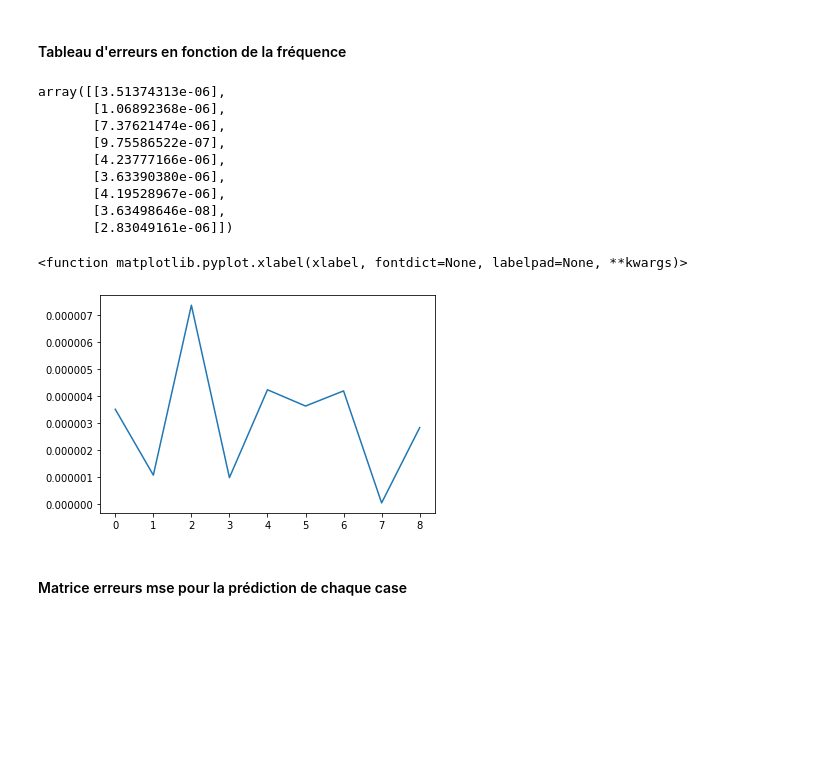
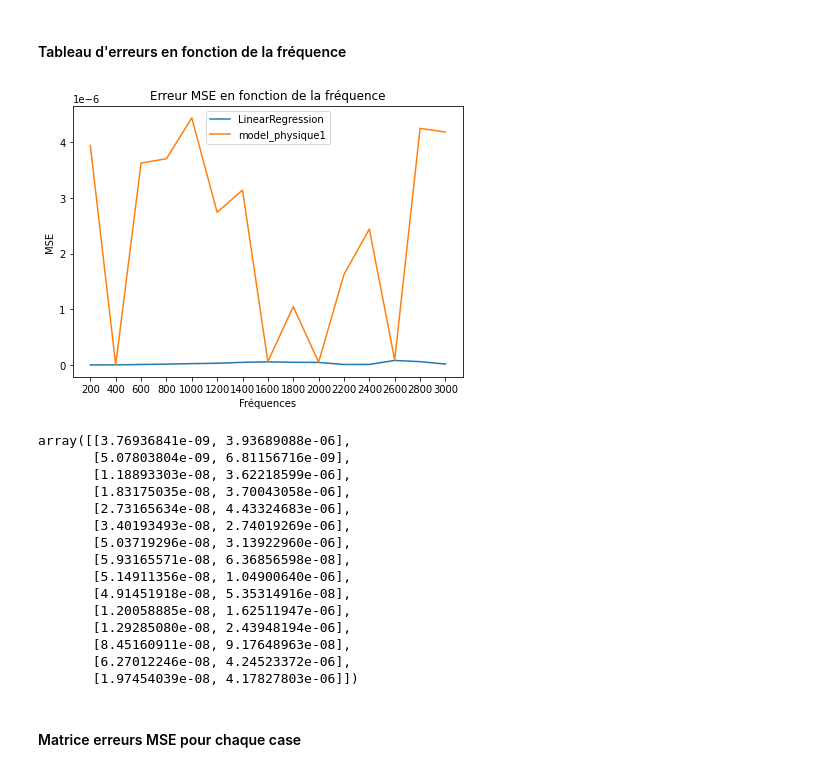
Before and after one commit to FZYUAN-1/pldac_interpolation, a Jupyter notebook: PROJET GPS 2.ipynb, the cells around one changed output. Cells and saved outputs as stored; diff of their text form; code cells hidden in the pictures; blank space fills up the shorter version.

```diff
--- a/PROJET GPS 2.ipynb
+++ b/PROJET GPS 2.ipynb
@@ -15,7 +15,7 @@ import dataVisualization as dv
 ### Lecture du fichier
 # %%
 # Lecture du fichier csv : 1,000,000 premières lignes
-df = pd.read_csv("DataGpsDas.csv", nrows=1000000)
+df = pd.read_csv("../DataGpsDas.csv", nrows=1000000)
 # %% [markdown]
 ### Trie des données
 # %%
@@ -74,14 +64,14 @@ freq_test = freq_train
 train_size = 0.8
 
 #features
-attrs_x = [['Trip','Latitude','Longitude','GpsTime']]
+attrs_x = [['Latitude','Longitude','GpsHeading', 'GpsSpeed'], ['Trip','Latitude','Longitude','GpsTime']]
 
 #targets
 labels = ['Latitude','Longitude']
 
-#models
+#modèles
 #models = [LinearRegression(), physic_model(freq)]
-models = [model_physique1(freq_test)]
+models = [LinearRegression(), model_physique1(freq_test)]
 
 #preprocessing
 #preprocessor = [MinMaxScaler() for _ in range(len(models))]
@@ -132,42 +106,27 @@ models[0].predict(traitement.l_Xtest[0]).shape
 # %% [markdown]
 #### Tableau d'erreurs en fonction de la fréquence
-# %%
-freq_train = [200*i for i in range(1,10)]
-freq_test = freq_train
-
-tab_mse = []
-
-for freq in freq_train:
-    #création des données d'apprentissage et de test pour la prédiction du prochain point (à partir de toutes nos données)
-    traitement = Eval.Traitement(df, attrs_x, labels, freq, freq, preprocessor)
-    traitement.set_data_train_test(train_size)
-
-    #Apprentissage des modèles et évaluation à partir de l'objet traitement
-    evaluateur = Eval.Evaluation(models,traitement)
-    evaluateur.fit()
-
-    #Affichage des résultats
-    tab_mse.append(evaluateur.calculMse())
-
-tab_mse = np.array(tab_mse)
-# %%
-tab_mse
-# %% [output]
-array([[3.51374313e-06],
-       [1.06892368e-06],
-       [7.37621474e-06],
-       [9.75586522e-07],
-       [4.23777166e-06],
-       [3.63390380e-06],
-       [4.19528967e-06],
-       [3.63498646e-08],
-       [2.83049161e-06]])
-# %%
-plt.plot(tab_mse[:,0])
-#plt.plot(tab_mse[:,1])
-plt.xlabel
-# %% [output]
-<function matplotlib.pyplot.xlabel(xlabel, fontdict=None, labelpad=None, **kwargs)>
-[figure, removed]
+# %%
+nb_freq = 15
+freq_train = [200*i for i in range(1,nb_freq+1)]
+freq_test = freq_train
+
+evaluateur.tabMSEFreq(freq_train)
+# %% [output]
+[figure, added]
+array([[3.76936841e-09, 3.93689088e-06],
+       [5.07803804e-09, 6.81156716e-09],
+       [1.18893303e-08, 3.62218599e-06],
+       [1.83175035e-08, 3.70043058e-06],
+       [2.73165634e-08, 4.43324683e-06],
+       [3.40193493e-08, 2.74019269e-06],
+       [5.03719296e-08, 3.13922960e-06],
+       [5.93165571e-08, 6.36856598e-08],
+       [5.14911356e-08, 1.04900640e-06],
+       [4.91451918e-08, 5.35314916e-08],
+       [1.20058885e-08, 1.62511947e-06],
+       [1.29285080e-08, 2.43948194e-06],
+       [8.45160911e-08, 9.17648963e-08],
+       [6.27012246e-08, 4.24523372e-06],
+       [1.97454039e-08, 4.17827803e-06]])
 # %% [markdown]
-#### Matrice erreurs mse pour la prédiction de chaque case
+#### Matrice erreurs MSE pour chaque case
```
Also changed, not shown: parts of 8 cells of this notebook, 2 other files.
